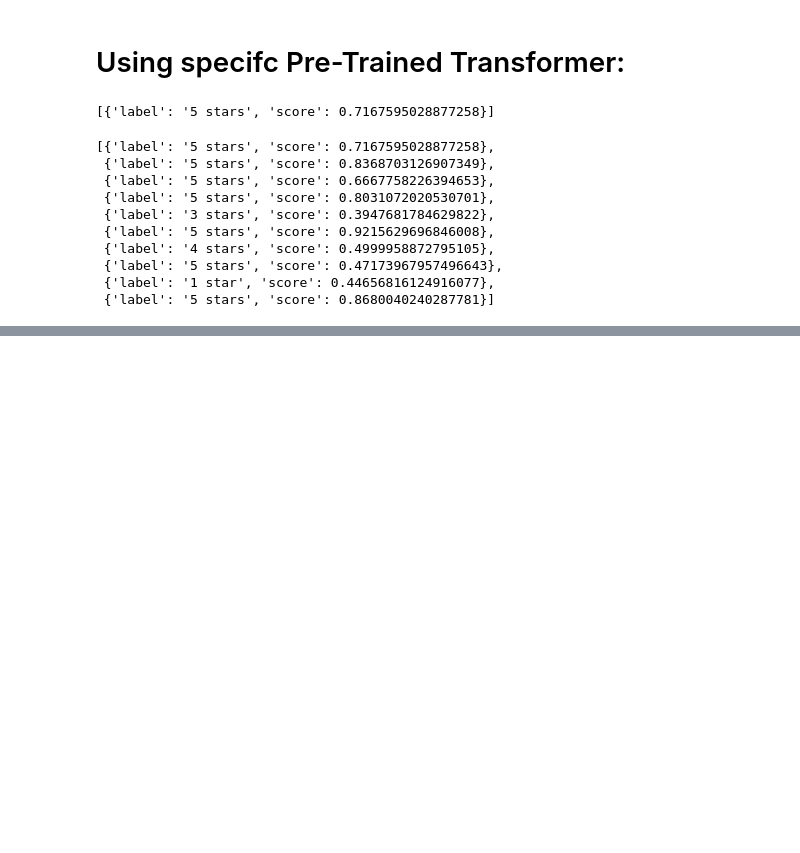
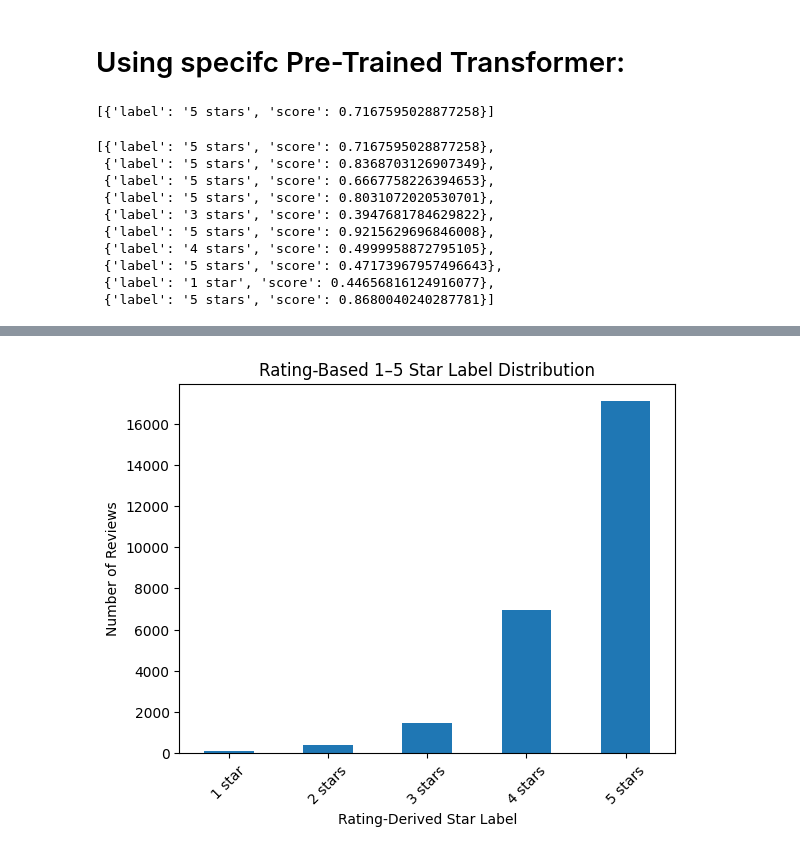
Before and after one commit to Yiannis7918/Hotel-Reviews-Sentiment-Analysis-NLP-Project, a Jupyter notebook: notebooks/Sentiment_Analysis_Transf.ipynb, the cells around one changed output, grey strips where cells are left out. Cells and saved outputs as stored; diff of their text form; code cells hidden in the pictures; blank space fills up the shorter version.

```diff
--- a/notebooks/Sentiment_Analysis_Transf.ipynb
+++ b/notebooks/Sentiment_Analysis_Transf.ipynb
@@ -297,0 +531,12 @@ df.to_csv("../data/booking_reviews_with_two_transformer_predictions.csv", index=
+# %%
+# Plot 2 — Rating-derived 5-star distribution  (what users rated vs what the transformer predicted from text)
+
+df["rating_5_star_label"].value_counts().sort_index().plot(kind="bar")
+
+plt.title("Rating-Based 1–5 Star Label Distribution")
+plt.xlabel("Rating-Derived Star Label")
+plt.ylabel("Number of Reviews")
+plt.xticks(rotation=45)
+plt.show()
+# %% [output]
+[figure, added]
```
Also changed, not shown: parts of 19 cells of this notebook, 1 other file.
